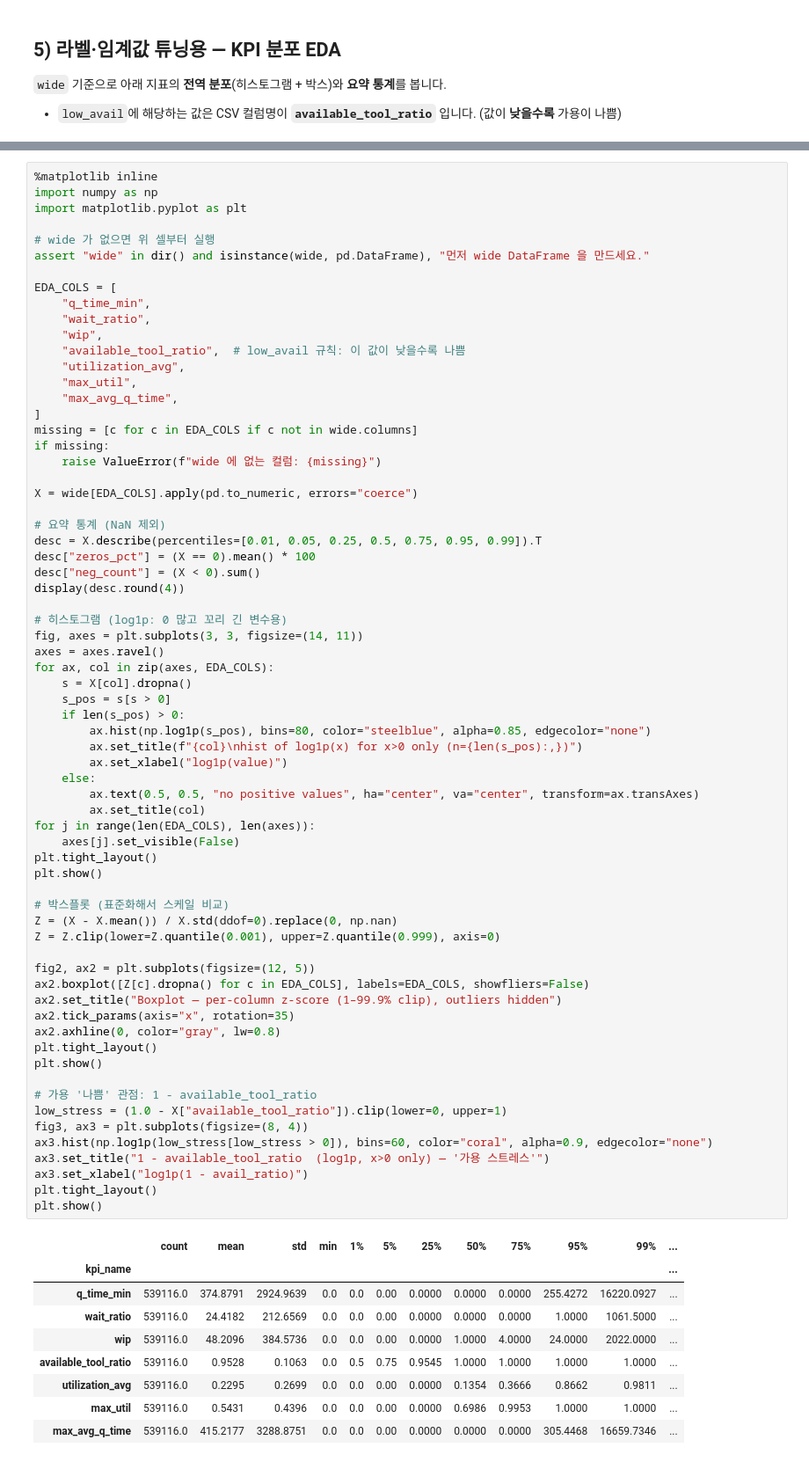
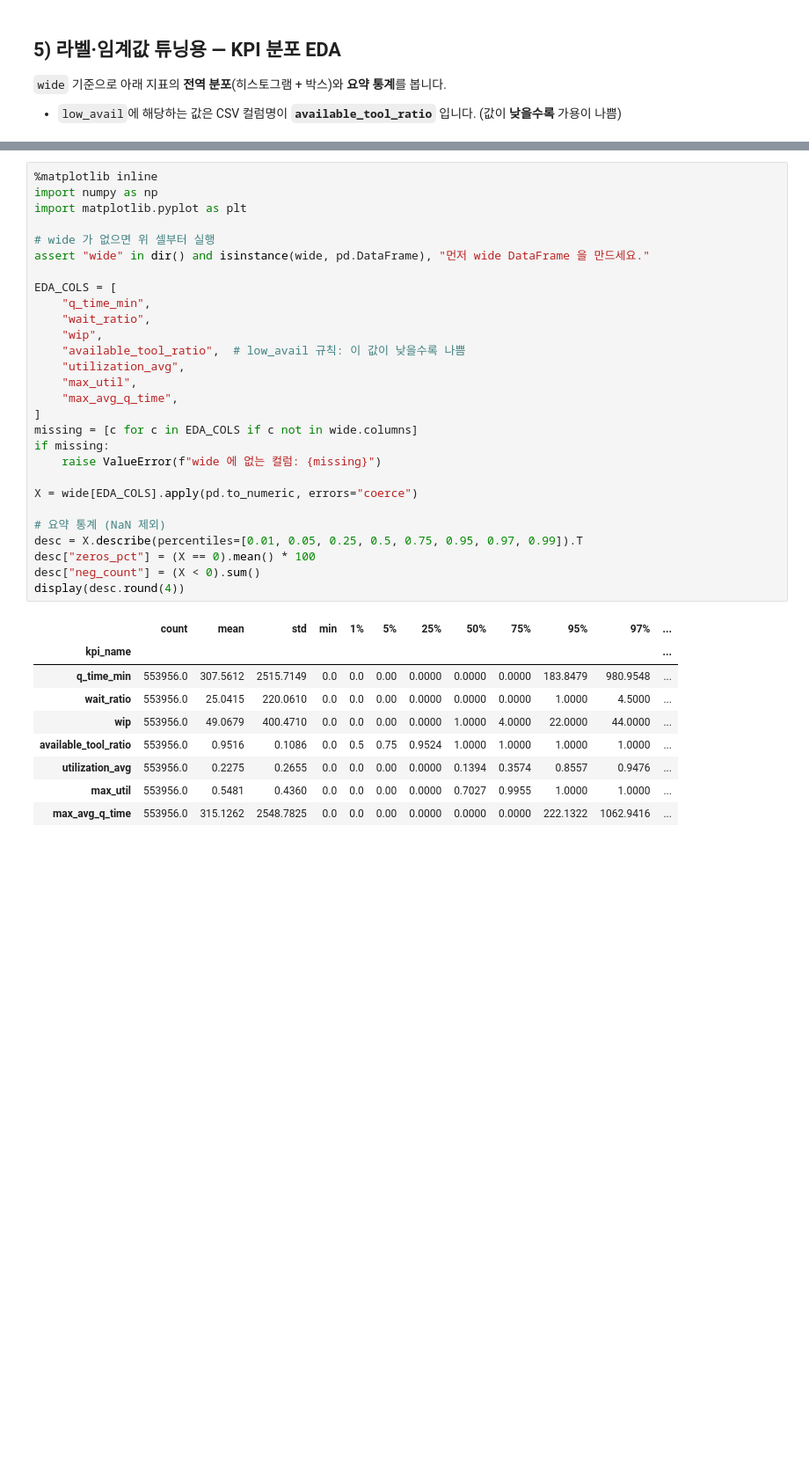
Before and after one commit to FabBear/Simulation, a Jupyter notebook: simulation/ML/data_labeling.ipynb, the cells around one changed output, grey strips where cells are left out. Shown at 88% size. Saved outputs shown, nothing was run; the diff lists cells and outputs as text; blank space fills up the shorter version.

```diff
--- a/simulation/ML/data_labeling.ipynb
+++ b/simulation/ML/data_labeling.ipynb
@@ -272,77 +456,38 @@ rows with no matching tool_agg (filled 0): 0
 # %%
 %matplotlib inline
 import numpy as np
 import matplotlib.pyplot as plt
 
 # wide 가 없으면 위 셀부터 실행
 assert "wide" in dir() and isinstance(wide, pd.DataFrame), "먼저 wide DataFrame 을 만드세요."
 
 EDA_COLS = [
     "q_time_min",
     "wait_ratio",
     "wip",
     "available_tool_ratio",  # low_avail 규칙: 이 값이 낮을수록 나쁨
     "utilization_avg",
     "max_util",
     "max_avg_q_time",
 ]
 missing = [c for c in EDA_COLS if c not in wide.columns]
 if missing:
     raise ValueError(f"wide 에 없는 컬럼: {missing}")
 
 X = wide[EDA_COLS].apply(pd.to_numeric, errors="coerce")
 
 # 요약 통계 (NaN 제외)
-desc = X.describe(percentiles=[0.01, 0.05, 0.25, 0.5, 0.75, 0.95, 0.99]).T
+desc = X.describe(percentiles=[0.01, 0.05, 0.25, 0.5, 0.75, 0.95, 0.97, 0.99]).T
 desc["zeros_pct"] = (X == 0).mean() * 100
 desc["neg_count"] = (X < 0).sum()
 display(desc.round(4))
-
-# 히스토그램 (log1p: 0 많고 꼬리 긴 변수용)
-fig, axes = plt.subplots(3, 3, figsize=(14, 11))
-axes = axes.ravel()
-for ax, col in zip(axes, EDA_COLS):
-    s = X[col].dropna()
-    s_pos = s[s > 0]
-    if len(s_pos) > 0:
-        ax.hist(np.log1p(s_pos), bins=80, color="steelblue", alpha=0.85, edgecolor="none")
-        ax.set_title(f"{col}\nhist of log1p(x) for x>0 only (n={len(s_pos):,})")
-        ax.set_xlabel("log1p(value)")
-    else:
-        ax.text(0.5, 0.5, "no positive values", ha="center", va="center", transform=ax.transAxes)
-        ax.set_title(col)
-for j in range(len(EDA_COLS), len(axes)):
-    axes[j].set_visible(False)
-plt.tight_layout()
-plt.show()
-
-# 박스플롯 (표준화해서 스케일 비교)
-Z = (X - X.mean()) / X.std(ddof=0).replace(0, np.nan)
-Z = Z.clip(lower=Z.quantile(0.001), upper=Z.quantile(0.999), axis=0)
-
-fig2, ax2 = plt.subplots(figsize=(12, 5))
-ax2.boxplot([Z[c].dropna() for c in EDA_COLS], labels=EDA_COLS, showfliers=False)
-ax2.set_title("Boxplot — per-column z-score (1–99.9% clip), outliers hidden")
-ax2.tick_params(axis="x", rotation=35)
-ax2.axhline(0, color="gray", lw=0.8)
-plt.tight_layout()
-plt.show()
-
-# 가용 '나쁨' 관점: 1 - available_tool_ratio
-low_stress = (1.0 - X["available_tool_ratio"]).clip(lower=0, upper=1)
-fig3, ax3 = plt.subplots(figsize=(8, 4))
-ax3.hist(np.log1p(low_stress[low_stress > 0]), bins=60, color="coral", alpha=0.9, edgecolor="none")
-ax3.set_title("1 - available_tool_ratio  (log1p, x>0 only) — '가용 스트레스'")
-ax3.set_xlabel("log1p(1 - avail_ratio)")
-plt.tight_layout()
-plt.show()
 # %% [output]
-|  | count | mean | std | min | 1% | 5% | 25% | 50% | 75% | 95% | 99% | ... |
+|  | count | mean | std | min | 1% | 5% | 25% | 50% | 75% | 95% | 97% | ... |
 | kpi_name |  |  |  |  |  |  |  |  |  |  |  | ... |
-| q_time_min | 539116.0 | 374.8791 | 2924.9639 | 0.0 | 0.0 | 0.00 | 0.0000 | 0.0000 | 0.0000 | 255.4272 | 16220.0927 | ... |
-| wait_ratio | 539116.0 | 24.4182 | 212.6569 | 0.0 | 0.0 | 0.00 | 0.0000 | 0.0000 | 0.0000 | 1.0000 | 1061.5000 | ... |
-| wip | 539116.0 | 48.2096 | 384.5736 | 0.0 | 0.0 | 0.00 | 0.0000 | 1.0000 | 4.0000 | 24.0000 | 2022.0000 | ... |
-| available_tool_ratio | 539116.0 | 0.9528 | 0.1063 | 0.0 | 0.5 | 0.75 | 0.9545 | 1.0000 | 1.0000 | 1.0000 | 1.0000 | ... |
-| utilization_avg | 539116.0 | 0.2295 | 0.2699 | 0.0 | 0.0 | 0.00 | 0.0000 | 0.1354 | 0.3666 | 0.8662 | 0.9811 | ... |
-| max_util | 539116.0 | 0.5431 | 0.4396 | 0.0 | 0.0 | 0.00 | 0.0000 | 0.6986 | 0.9953 | 1.0000 | 1.0000 | ... |
-| max_avg_q_time | 539116.0 | 415.2177 | 3288.8751 | 0.0 | 0.0 | 0.00 | 0.0000 | 0.0000 | 0.0000 | 305.4468 | 16659.7346 | ... |
+| q_time_min | 553956.0 | 307.5612 | 2515.7149 | 0.0 | 0.0 | 0.00 | 0.0000 | 0.0000 | 0.0000 | 183.8479 | 980.9548 | ... |
+| wait_ratio | 553956.0 | 25.0415 | 220.0610 | 0.0 | 0.0 | 0.00 | 0.0000 | 0.0000 | 0.0000 | 1.0000 | 4.5000 | ... |
+| wip | 553956.0 | 49.0679 | 400.4710 | 0.0 | 0.0 | 0.00 | 0.0000 | 1.0000 | 4.0000 | 22.0000 | 44.0000 | ... |
+| available_tool_ratio | 553956.0 | 0.9516 | 0.1086 | 0.0 | 0.5 | 0.75 | 0.9524 | 1.0000 | 1.0000 | 1.0000 | 1.0000 | ... |
+| utilization_avg | 553956.0 | 0.2275 | 0.2655 | 0.0 | 0.0 | 0.00 | 0.0000 | 0.1394 | 0.3574 | 0.8557 | 0.9476 | ... |
+| max_util | 553956.0 | 0.5481 | 0.4360 | 0.0 | 0.0 | 0.00 | 0.0000 | 0.7027 | 0.9955 | 1.0000 | 1.0000 | ... |
+| max_avg_q_time | 553956.0 | 315.1262 | 2548.7825 | 0.0 | 0.0 | 0.00 | 0.0000 | 0.0000 | 0.0000 | 222.1322 | 1062.9416 | ... |
```
Also changed, not shown: parts of 29 cells of this notebook, 1 other file.
